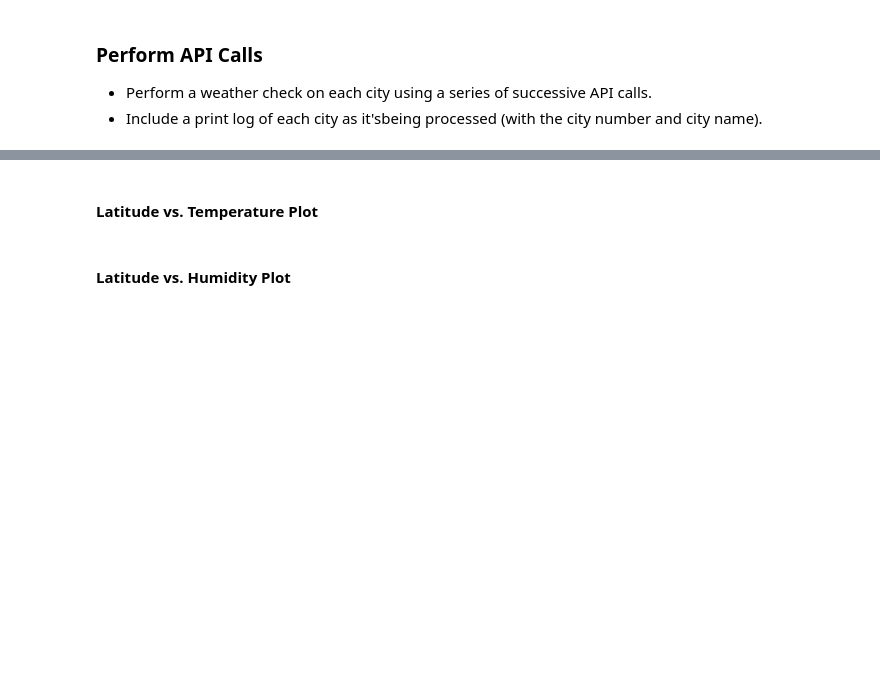
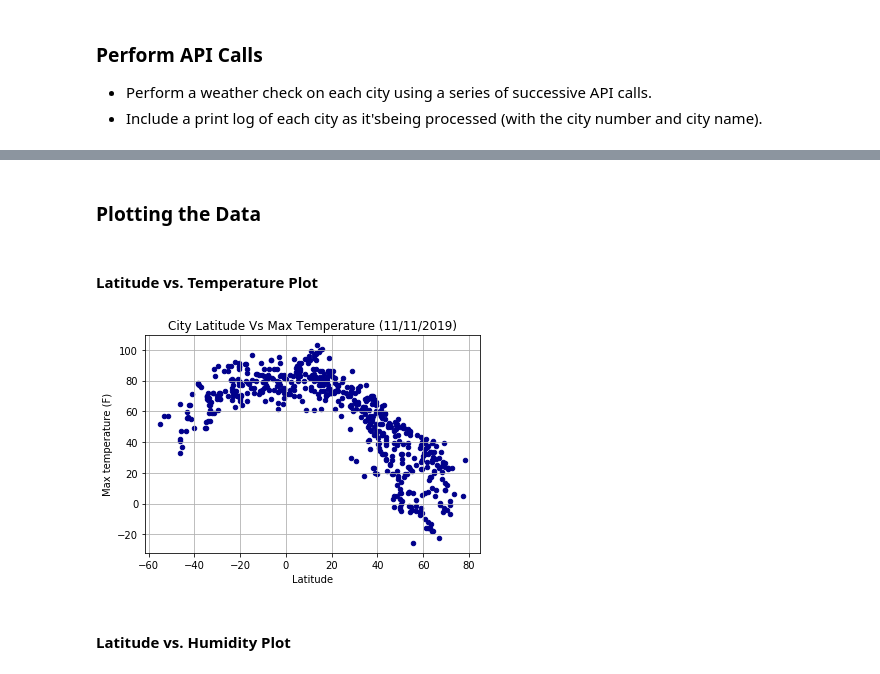
Before and after one commit to abrahambenaim/API---Homework, a Jupyter notebook: WeatherPy.ipynb, the cells around one changed output, grey strips where cells are left out. Drawn from its saved outputs; the diff is of its cells as text; code cells hidden in the pictures; blank space fills up the shorter version.

```diff
--- a/WeatherPy.ipynb
+++ b/WeatherPy.ipynb
@@ -8,9 +15,10 @@ import pandas as pd
 import numpy as np
 import requests
 import time
+import datetime
 
 # API key
-from api_keys import api_key
+api_key = '5371b7c3b2519d0bca096af0ec5fdee8'
 
 # Incorporated citipy
 from citipy import citipy
@@ -85,0 +77,10 @@ The temperature information received is: []
+# %%
+new_cities = []
+cloudiness = []
+country = []
+date = []
+humidity = []
+temp = []
+lat = []
+lng = []
+wind = []
@@ -110,0 +138,14 @@ ValueError: arrays must all be same length
+# %%
+weather_dict = {
+    "City": new_cities,
+    "Cloudiness" : cloudiness,
+    "Country" : country,
+    "Date" : date,
+    "Humidity" : humidity,
+    "Temp": temp,
+    "Lat" : lat,
+    "Lng" : lng,
+    "Wind Speed" : wind
+}
+weather_data = pd.DataFrame(weather_dict)
+weather_data.count()
@@ -111,4 +172,19 @@ ValueError: arrays must all be same length
+# %%
+date =datetime.datetime.fromtimestamp(
+        int(weather_data['Date'][0])
+    ).strftime('%m/%d/%Y')
+# %% [markdown]
+### Plotting the Data
 # %% [markdown]
 #### Latitude vs. Temperature Plot
+# %%
+weather_data.plot(kind='scatter', x='Lat', y='Temp', c='DarkBlue')
+plt.title('City Latitude Vs Max Temperature ({})'.format(date) )
+plt.xlabel('Latitude')
+plt.ylabel('Max temperature (F)')
+plt.grid()
+plt.savefig("/Users/cla/Desktop/UM Data Science/Projects/API---Homework/latvsmaxtemp.png")
+# %% [output]
+[figure, added]
 # %% [markdown]
 #### Latitude vs. Humidity Plot
```
Also changed, not shown: parts of 12 cells of this notebook, 6 other files.
